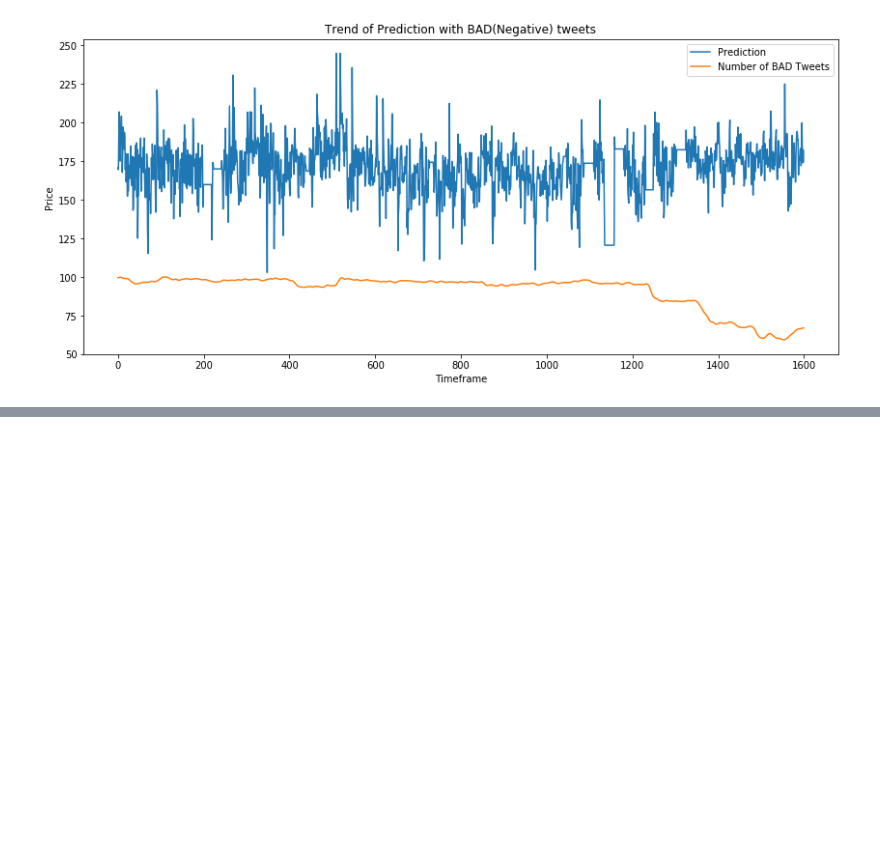
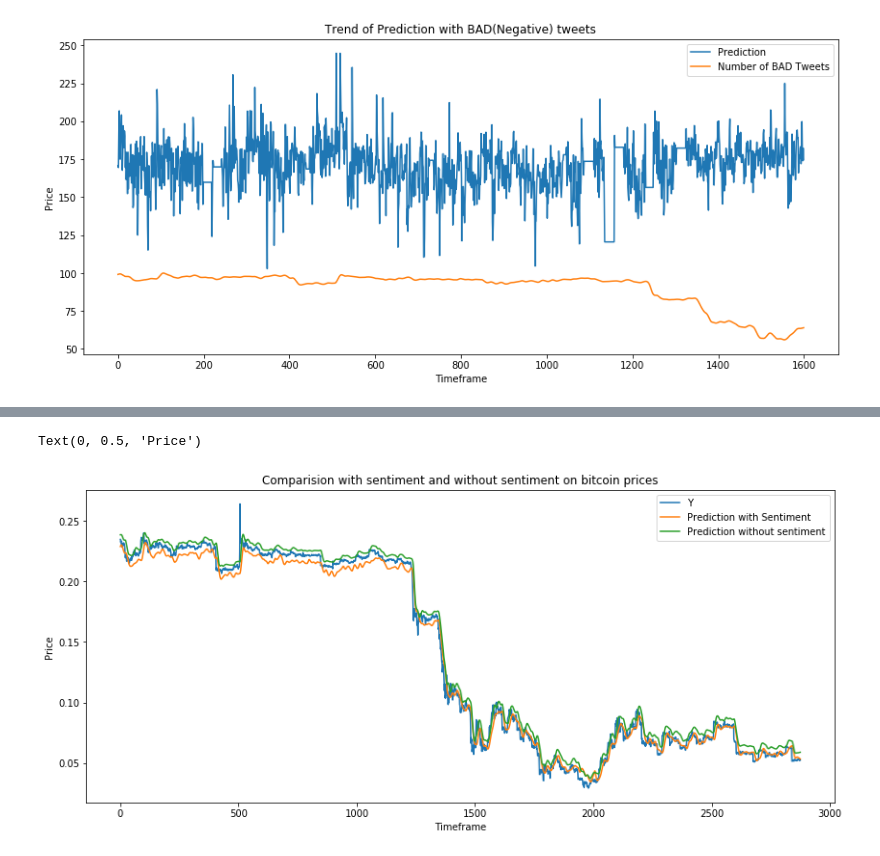
Before and after one commit to nilabja-bhattacharya/Cryptocurrency-Price-Prediction, a Jupyter notebook: tweet_bitcoin.ipynb, the cells around one changed output, grey strips where cells are left out. Drawn from its saved outputs; the diff is of its cells as text; code cells hidden in the pictures; blank space fills up the shorter version.

```diff
--- a/tweet_bitcoin.ipynb
+++ b/tweet_bitcoin.ipynb
@@ -373,0 +431,23 @@ Text(0, 0.5, 'Price')
+# %%
+%%time
+# The LSTM architecture
+regressor = Sequential()
+# First LSTM layer with Dropout regularisation
+regressor.add(LSTM(units=50, return_sequences=True, input_shape=(X_train.shape[1],X_train.shape[2])))
+regressor.add(Dropout(0.2))
+# Second LSTM layer
+regressor.add(LSTM(units=50, return_sequences=True))
+regressor.add(Dropout(0.2))
+# Third LSTM layer
+regressor.add(LSTM(units=50, return_sequences=True))
+regressor.add(Dropout(0.5))
+# Fourth LSTM layer
+regressor.add(LSTM(units=50))
+regressor.add(Dropout(0.5))
+# The output layer
+regressor.add(Dense(units=1))
+
+# Compiling the RNN
+regressor.compile(optimizer='adam', loss='mean_absolute_error')
+# Fitting to the training set
+regressor.fit(X_train, y_train, epochs=40, batch_size=500)
@@ -373,0 +472,4 @@ Text(0, 0.5, 'Price')
+# %%
+%%time
+y_pred2 = regressor.predict(X_test)
+print(y_pred.shape, X_test.shape)
@@ -373,0 +480,12 @@ Text(0, 0.5, 'Price')
+# %%
+plt.figure(figsize=(14,6))
+plt.plot(y_test)
+plt.plot(y_pred)
+plt.plot(y_pred2)
+plt.title("Comparision with sentiment and without sentiment on bitcoin prices")
+plt.legend(["Y", "Prediction with Sentiment", "Prediction without sentiment"])
+plt.xlabel("Timeframe")
+plt.ylabel("Price")
+# %% [output]
+Text(0, 0.5, 'Price')
+[figure, added]
```
Also changed, not shown: parts of 15 cells of this notebook.
